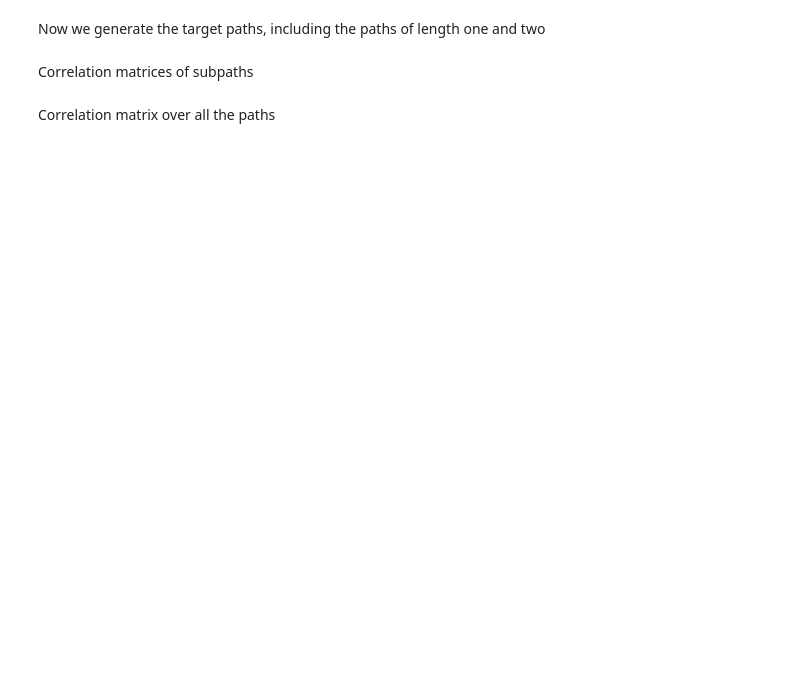
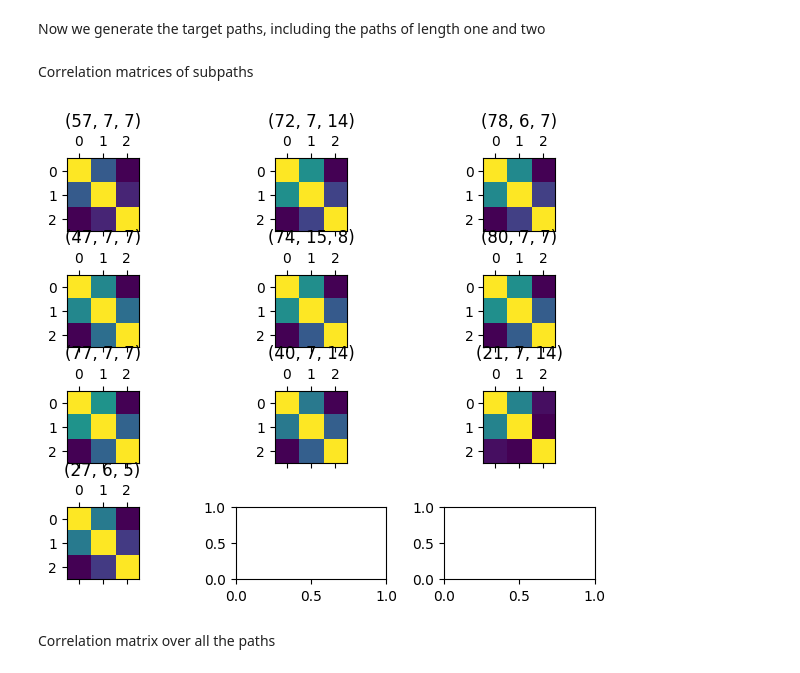
Before and after one commit to Claudio-Me/Path-Boosting-Public, a Jupyter notebook: my_analysis.ipynb, the cells around one changed output. Saved outputs shown, nothing was run; the diff lists cells and outputs as text; code cells hidden in the pictures; blank space fills up the shorter version.

```diff
--- a/my_analysis.ipynb
+++ b/my_analysis.ipynb
@@ -105,5 +101,7 @@ pattern_boosting = data_reader.save_dataset_in_binary_file(dataset=finally_selec
 Paths that respect the first two ratios:
 # %%
 directory = data_reader.get_save_location(folder_relative_path="results/jupiter", create_unique_subfolder=True)
-pattern_boosting = data_reader.load_data(directory=directory, filename="finally_selected_paths")
+finally_selected_paths = data_reader.load_data(directory=directory, filename="finally_selected_paths")
+
 selected_paths = [item for item in finally_selected_paths if len(item) == 3]
+selected_paths[:10]
@@ -117,27 +126,27 @@ for path in selected_paths:
 # %% [markdown]
 Correlation matrices of subpaths
 # %%
-def ceildiv(a, b):
-    return -(a // -b)
 
 
 # number of plots per row
 nppr = 3
 
-number_of_plots=10
+number_of_plots = 10
 
 nr_rows = ceildiv(len(selected_paths[:number_of_plots]), nppr)
 fig, axs = plt.subplots(nr_rows, nppr)
 fig.tight_layout()
 
 for j, path in enumerate(selected_paths[:number_of_plots]):
     subpaths = []
     for i in range(1, len(path) + 1):
         subpaths.append(path[:i])
         column_number = j % nppr
         row_number = j // nppr
         axs[row_number, column_number].matshow(frequency_matrix[subpaths].corr())
         axs[row_number, column_number].set_title(str(path))
+# %% [output]
+[figure, added]
 # %%
 nr_rows = ceildiv(len(selected_paths[number_of_plots:]), nppr)
 fig, axs = plt.subplots(nr_rows, nppr)
```
Also changed, not shown: parts of 27 cells of this notebook, 8 other files.
